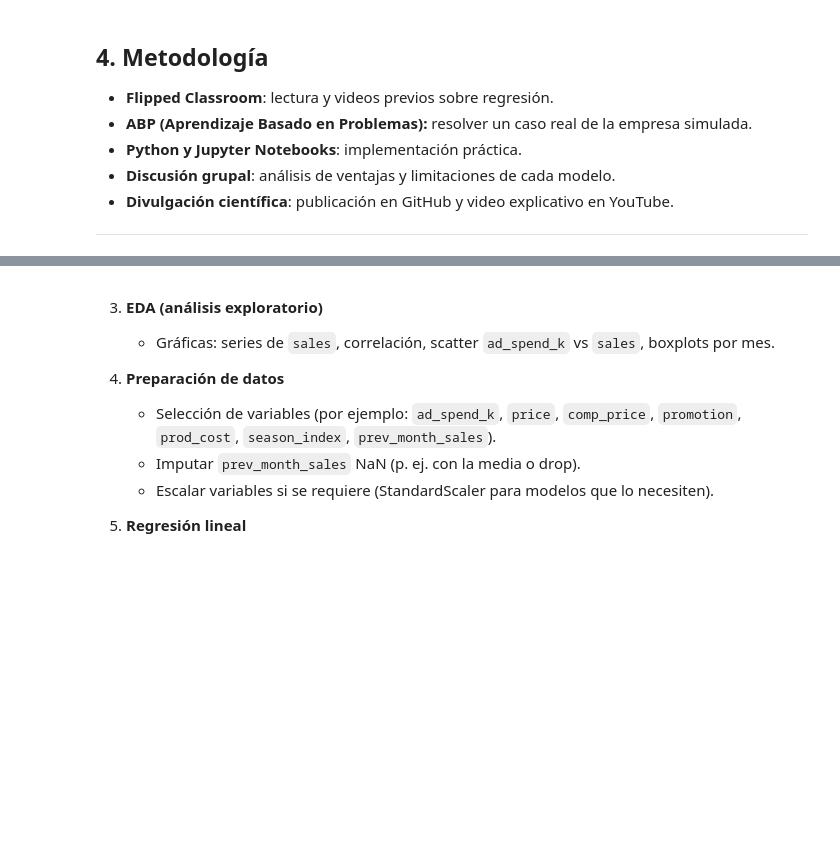
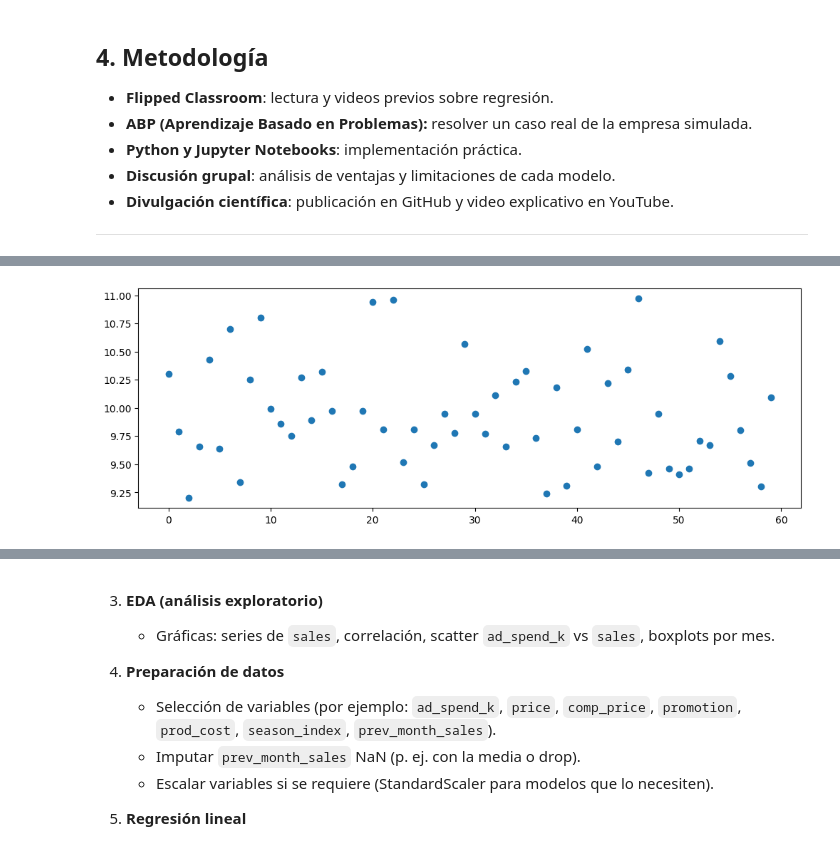
Before and after one commit to marco-canas/analisis_numerico, a Jupyter notebook: 4_planifica_implementa/2_evaluación/3_proyectos/3_regresion_deep_learning/3_regresion_deep_learnig.ipynb, the cells around one changed output, grey strips where cells are left out. Cells and saved outputs as stored; diff of their text form; code cells hidden in the pictures; blank space fills up the shorter version.

```diff
--- a/4_planifica_implementa/2_evaluación/3_proyectos/3_regresion_deep_learning/3_regresion_deep_learnig.ipynb
+++ b/4_planifica_implementa/2_evaluación/3_proyectos/3_regresion_deep_learning/3_regresion_deep_learnig.ipynb
@@ -354,0 +202,6 @@ for t in range(n_months):
+# %%
+
+# Precio del producto
+Precios = np.round(
+    10*np.ones(60) + np.random.normal(0, 0.5, 60), 2)
+Precios
@@ -354,0 +216,9 @@ for t in range(n_months):
+# %%
+import matplotlib.pyplot as plt
+plt.figure(figsize=(12,4))
+plt.subplot(1,1,1)
+plt.plot(Precios, 'o')
+
+plt.savefig(r"C:\Users\marco\Downloads\precio.png")
+# %% [output]
+[figure, added]
```
Also changed, not shown: parts of 58 cells of this notebook, 4 other files.
